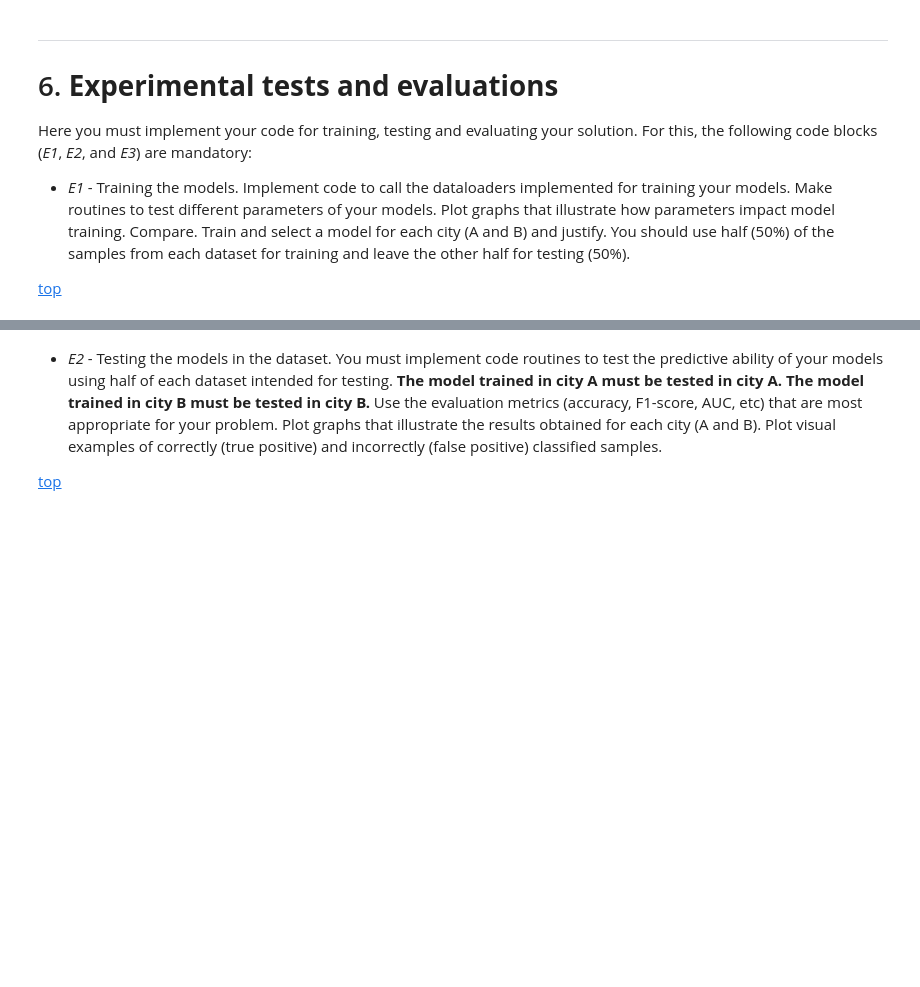
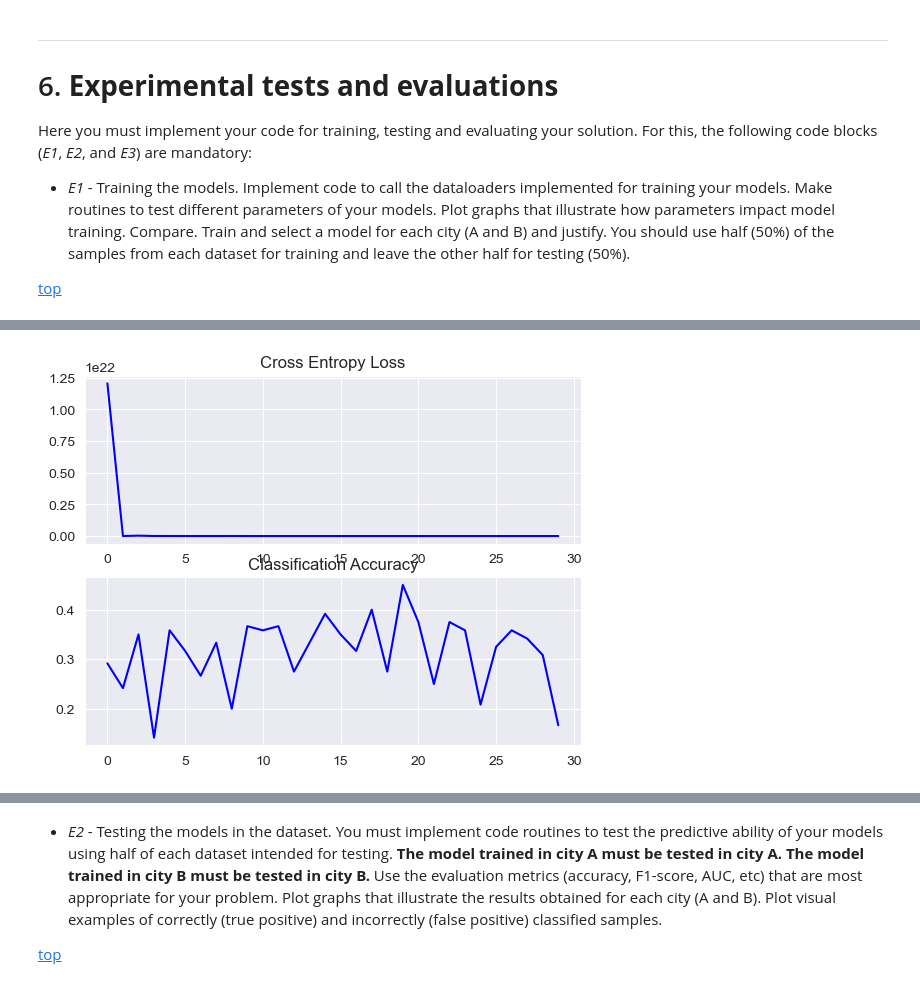
Before and after one commit to Jarlxta/CSCU9M6-ImageClassification, a Jupyter notebook: 2023_Spring_Assignment_M6.ipynb, the cells around one changed output, grey strips where cells are left out. Drawn from its saved outputs; the diff is of its cells as text; code cells hidden in the pictures; blank space fills up the shorter version.

```diff
--- a/2023_Spring_Assignment_M6.ipynb
+++ b/2023_Spring_Assignment_M6.ipynb
@@ -469,6 +499,6 @@ stirling_model = AlexNet(num_classes).to(device)
 stirling_loss = nn.CrossEntropyLoss().to(device)
 stirling_optimizer = torch.optim.Adam(stirling_model.parameters(), lr=stirling_lr)
 # %%
-stirling_l_sums, stirling_acc_sums, stirling_n, stirling_times = train_validate(stirling_model, stirling_train, batch_size, stirling_optimizer, stirling_loss, stirling_epochs)
+stirling_loss_list, stirling_acc_list, stirling_times = train_validate(stirling_model, stirling_train, batch_size, stirling_optimizer, stirling_loss, stirling_epochs)
 # %% [output]
 training on cpu
@@ -490,0 +521,4 @@ Epoch 30 resolved in 17.46 seconds. Train loss: 273644366566785024.00. Train acc
+# %%
+summarize_diagnostics(stirling_loss_list, stirling_acc_list)
+# %% [output]
+[figure, added]
```
Also changed, not shown: parts of 15 cells of this notebook.
